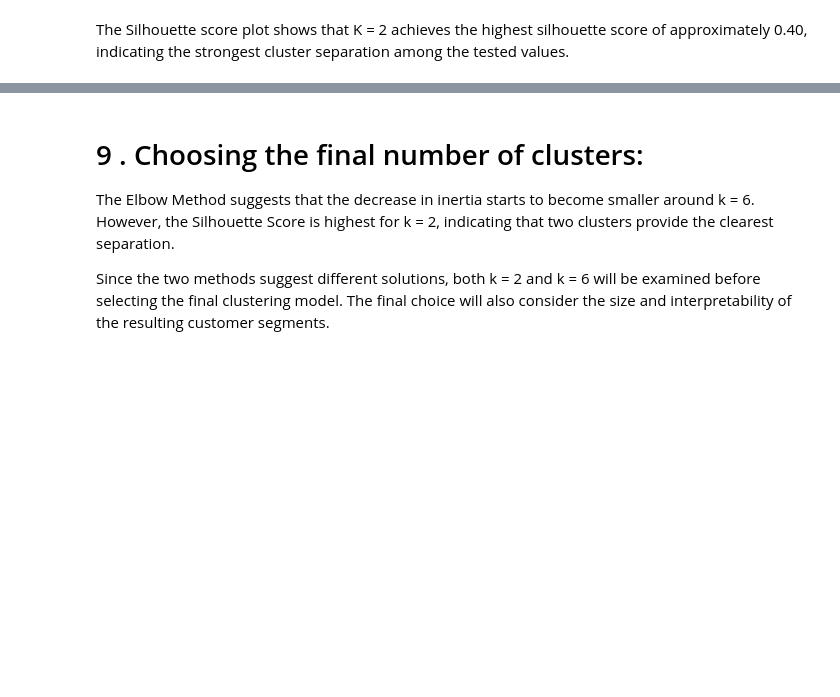
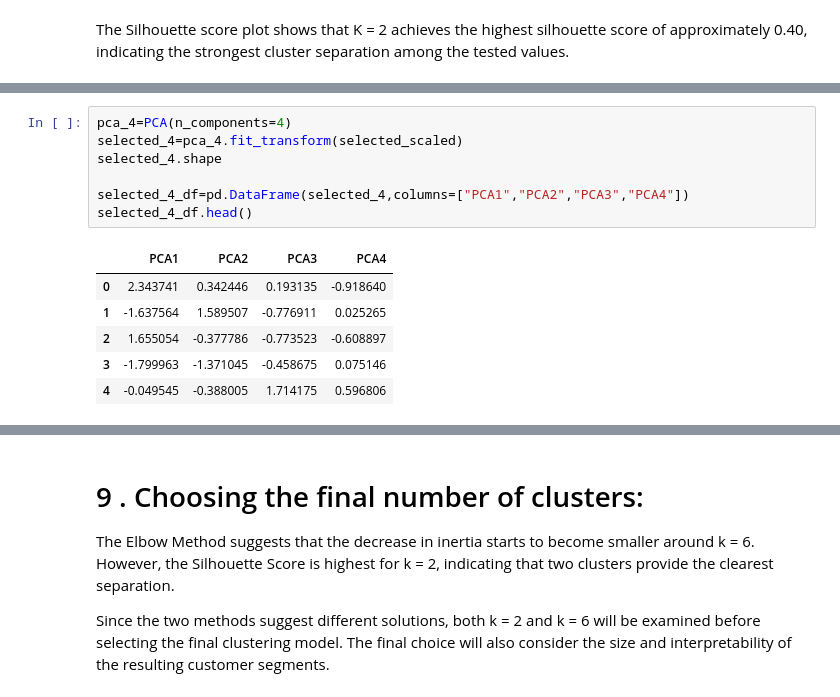
Before and after one commit to MejriFarah/customer-segmentation-project, a Jupyter notebook: scripts/pca_clustering.ipynb, the cells around one changed output, grey strips where cells are left out. Cells and saved outputs as stored; diff of their text form; blank space fills up the shorter version.

```diff
--- a/scripts/pca_clustering.ipynb
+++ b/scripts/pca_clustering.ipynb
@@ -223,0 +153,14 @@ The Silhouette score plot shows that K = 2 achieves the highest silhouette score
+# %%
+pca_4=PCA(n_components=4)
+selected_4=pca_4.fit_transform(selected_scaled)
+selected_4.shape
+
+selected_4_df=pd.DataFrame(selected_4,columns=["PCA1","PCA2","PCA3","PCA4"])
+selected_4_df.head()
+# %% [output]
+|  | PCA1 | PCA2 | PCA3 | PCA4 |
+| 0 | 2.343741 | 0.342446 | 0.193135 | -0.918640 |
+| 1 | -1.637564 | 1.589507 | -0.776911 | 0.025265 |
+| 2 | 1.655054 | -0.377786 | -0.773523 | -0.608897 |
+| 3 | -1.799963 | -1.371045 | -0.458675 | 0.075146 |
+| 4 | -0.049545 | -0.388005 | 1.714175 | 0.596806 |
```
Also changed, not shown: parts of 29 cells of this notebook.
